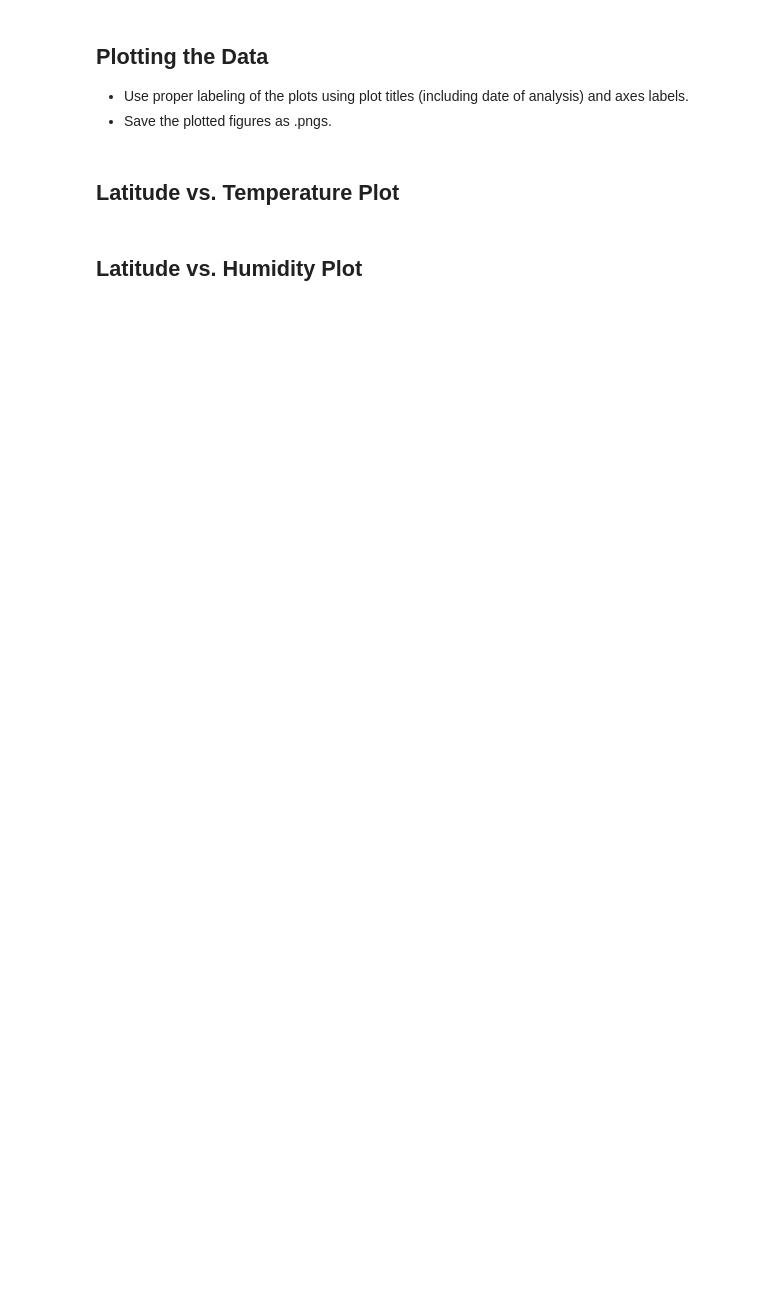
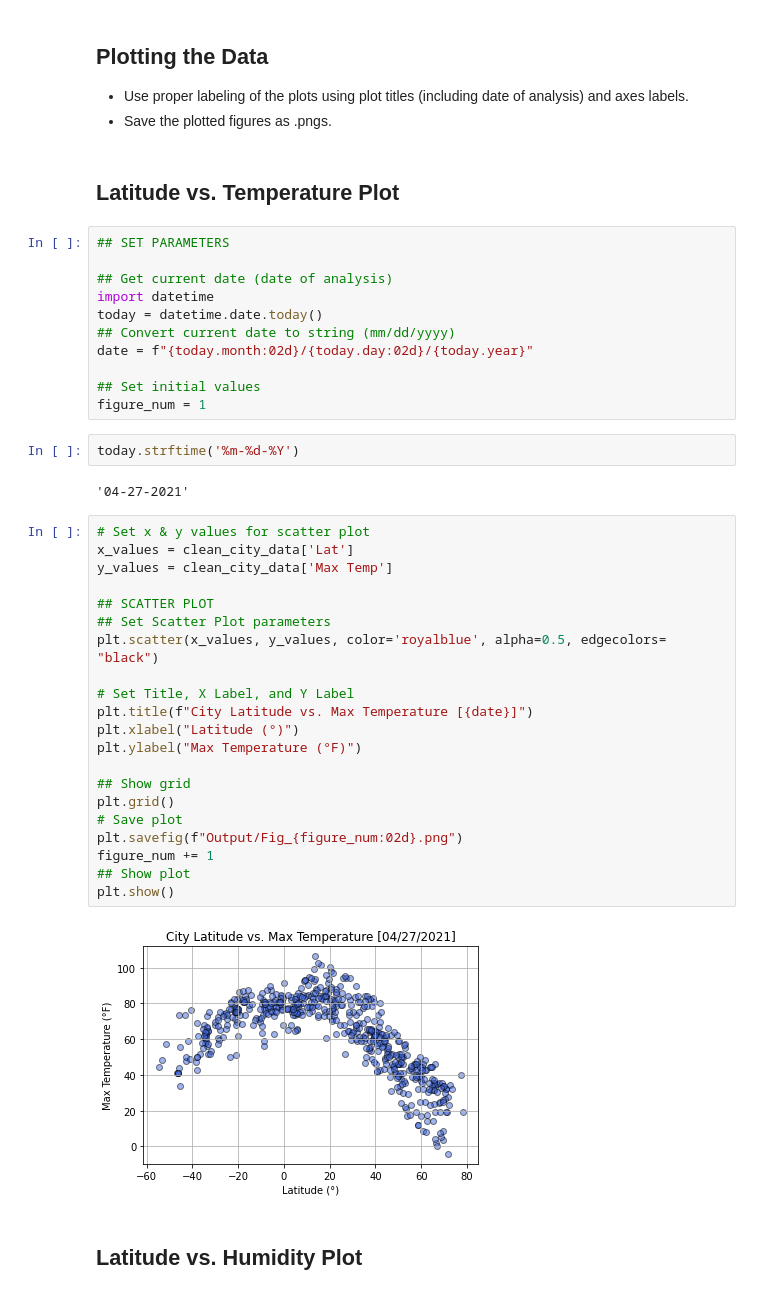
Before and after one commit to rperezme-data/DAB_H06_Python-API-challenge, a Jupyter notebook: WeatherPy/WeatherPy.ipynb, the cells around one changed output. Saved outputs shown, nothing was run; the diff lists cells and outputs as text; blank space fills up the shorter version.

Commit message:
Add Scatter Plot

```diff
--- a/WeatherPy/WeatherPy.ipynb
+++ b/WeatherPy/WeatherPy.ipynb
@@ -195,5 +195,43 @@ clean_city_data.describe()
 * Save the plotted figures as .pngs.
 # %% [markdown]
 ## Latitude vs. Temperature Plot
+# %%
+## SET PARAMETERS
+
+## Get current date (date of analysis)
+import datetime
+today = datetime.date.today()
+## Convert current date to string (mm/dd/yyyy)
+date = f"{today.month:02d}/{today.day:02d}/{today.year}"
+
+## Set initial values
+figure_num = 1
+# %%
+today.strftime('%m-%d-%Y')
+# %% [output]
+'04-27-2021'
+# %%
+# Set x & y values for scatter plot
+x_values = clean_city_data['Lat']
+y_values = clean_city_data['Max Temp']
+
+## SCATTER PLOT
+## Set Scatter Plot parameters
+plt.scatter(x_values, y_values, color='royalblue', alpha=0.5, edgecolors= "black")
+
+# Set Title, X Label, and Y Label
+plt.title(f"City Latitude vs. Max Temperature [{date}]")
+plt.xlabel("Latitude (°)")
+plt.ylabel("Max Temperature (°F)")
+
+## Show grid
+plt.grid()
+# Save plot
+plt.savefig(f"Output/Fig_{figure_num:02d}.png")
+figure_num += 1
+## Show plot
+plt.show()
+# %% [output]
+[figure, added]
 # %% [markdown]
 ## Latitude vs. Humidity Plot
```
Also changed, not shown: parts of 10 cells of this notebook, 5 other files.
